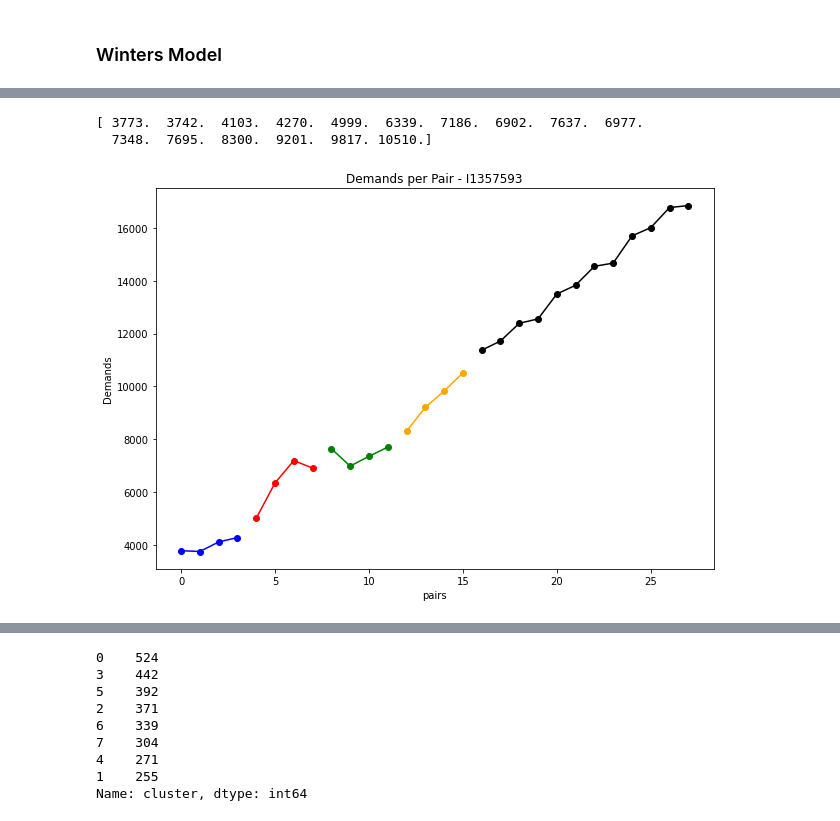
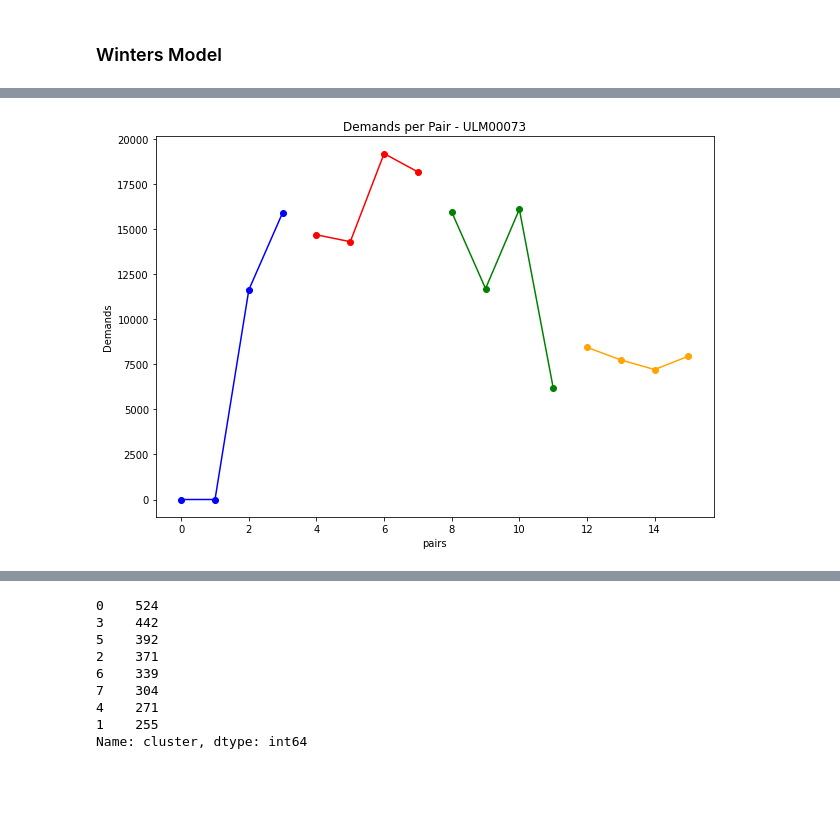
Before and after one commit to omeryefet/SLE, a Jupyter notebook: main.ipynb, the cells around one changed output, grey strips where cells are left out. Saved outputs shown, nothing was run; the diff lists cells and outputs as text; code cells hidden in the pictures; blank space fills up the shorter version.

```diff
--- a/main.ipynb
+++ b/main.ipynb
@@ -19,0 +83,2 @@ total_demands = pd.concat(demands)
+# %%
+total_demands = total_demands[total_demands["SKU_ID"].isin(list(a_list_sku_ids))].copy()
@@ -77,11 +104,11 @@ total_demands
 # %%
-# # Add quarters columns
-# total_demands["P1"] = total_demands["'01'"] + total_demands["'02'"]
-# total_demands["P2"] = total_demands["'03'"] + total_demands["'04'"]
-# total_demands["P3"] = total_demands["'05'"] + total_demands["'06'"]
-# total_demands["P4"] = total_demands["'07'"] + total_demands["'08'"]
-# total_demands["P5"] = total_demands["'09'"] + total_demands["'10'"]
-# total_demands["P6"] = total_demands["'11'"] + total_demands["'12'"]
+# Add quarters columns
+total_demands["P1"] = total_demands["'01'"] + total_demands["'02'"]
+total_demands["P2"] = total_demands["'03'"] + total_demands["'04'"]
+total_demands["P3"] = total_demands["'05'"] + total_demands["'06'"]
+total_demands["P4"] = total_demands["'07'"] + total_demands["'08'"]
+total_demands["P5"] = total_demands["'09'"] + total_demands["'10'"]
+total_demands["P6"] = total_demands["'11'"] + total_demands["'12'"]
 
 # Add quarters columns
 total_demands["Q1"] = total_demands["'01'"] + total_demands["'02'"] + total_demands["'03'"]
@@ -124,8 +153,8 @@ def seasonality (demand_series,seasonal_periods):
     fit1 = ExponentialSmoothing(demand_series,seasonal_periods=seasonal_periods,trend="add",
                                 seasonal="mul",use_boxcox=True,initialization_method="estimated").fit()
     # fit = ExponentialSmoothing(demand_series,seasonal_periods=4,trend="add",seasonal="mul",damped_trend=True,use_boxcox=True,initialization_method="estimated").fit(smoothing_level=0.5, smoothing_trend=0.5, smoothing_seasonal=0.5)
-    results = pd.DataFrame(index=[r"$\alpha$", r"$\beta$", r"$\phi$", r"$\gamma$", r"$l_0$", "$b_0$", "SSE"])
-    params = ["smoothing_level","smoothing_trend","damping_trend","smoothing_seasonal","initial_level","initial_trend"]
+    results = pd.DataFrame(index=["\u03B1", "\u03B2", "\u03B3", "\u03C6", "l_0", "b_0", "SSE"])
+    params = ["smoothing_level","smoothing_trend","smoothing_seasonal","damping_trend","initial_level","initial_trend"]
     results["Multiplica Dam"] = [fit1.params[p] for p in params] + [fit1.sse]
     fit2 = ExponentialSmoothing(demand_series,seasonal_periods=seasonal_periods,trend="add",
                                 seasonal="mul",initialization_method="estimated").fit()
@@ -220,23 +250,30 @@ seasonality_partly
+# %%
+sku = 'ULM00073'
 # %%
-def plot_graph(sku_id):
-  data = total_demands[total_demands['SKU_ID'] == sku_id].iloc[:,19:].to_numpy().reshape(-1)
+def plot_graph_4(sku_id):
+  data = total_demands[total_demands['SKU_ID'] == sku_id].iloc[:,25:].to_numpy().reshape(-1)
   index = np.arange(len(data))
   aust = pd.Series(data, index)
-  fit = ExponentialSmoothing(aust,seasonal_periods=4,trend="add",seasonal="mul",use_boxcox=True,initialization_method="estimated").fit()
-  fcast1 = fit.forecast(12)
-  print(data)
+  try:
+    fit = ExponentialSmoothing(aust,seasonal_periods=4,trend="add",seasonal="mul",use_boxcox=True,initialization_method="estimated").fit(use_brute=True,remove_bias=True)
+    fcast1 = fit.forecast(12)
+  except ValueError:
+    print('Double')
+    new_data = np.concatenate([data, data])
+    index = np.arange(len(new_data))
+    aust = pd.Series(new_data, index)
+    fit = ExponentialSmoothing(aust,seasonal_periods=4,trend="add",seasonal="mul",use_boxcox=True,initialization_method="estimated").fit(use_brute=True,remove_bias=True)
+    fcast1 = fit.forecast(12)
   d=0
-  dic = {0:"blue", 1:"red", 2:"green", 3:"orange"}
+  dic = {0:"blue", 1:"red", 2:"green", 3:"orange", 4:"purple", 5:"yellow"}
   for i in range(int(len(aust)/4)):
     ax = aust[d:d+4].plot(figsize=(10, 7),marker="o",color=dic[i],title=f'Demands per Pair - {sku_id}')
     d += 4
-  fcast1.plot(ax=ax, color="black", marker="o", legend=False)
+  # fcast1.plot(ax=ax, color="black", marker="o", legend=False)
   ax.set_ylabel("Demands")
   ax.set_xlabel("pairs")
   # path = f'{sku_id}.png'
   # plt.savefig(path)
-plot_graph('I1357593')
+plot_graph_4(sku)
 # %% [output]
-[ 3773.  3742.  4103.  4270.  4999.  6339.  7186.  6902.  7637.  6977.
-  7348.  7695.  8300.  9201.  9817. 10510.]
-[figure, old version]
+[figure, new version]
```
Also changed, not shown: parts of 28 cells of this notebook, 3 other files.
